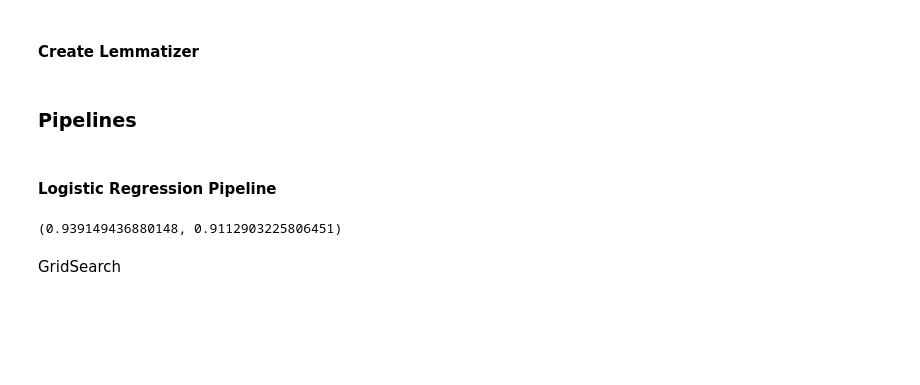
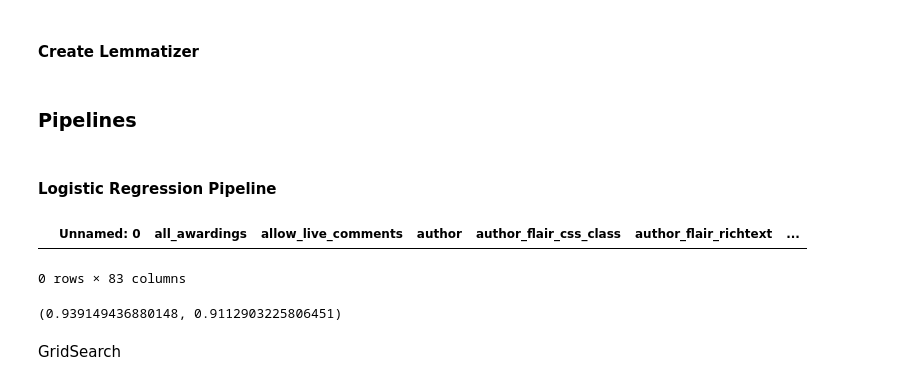
Before and after one commit to vmorenocosta/NLP-Classification-Reddit-API, a Jupyter notebook: code/02_Natural_Language_Processing.ipynb, the cells around one changed output. Saved outputs shown, nothing was run; the diff lists cells and outputs as text; code cells hidden in the pictures; blank space fills up the shorter version.

```diff
--- a/code/02_Natural_Language_Processing.ipynb
+++ b/code/02_Natural_Language_Processing.ipynb
@@ -37,3 +38,5 @@ from sklearn.naive_bayes import MultinomialNB
+# %%
+df = pd.read_csv('../datasets/combined_cleaned.csv',na_filter=False)
 # %% [markdown]
 #### Make train and test sets out of the train data
 # %%
@@ -67,6 +80,11 @@ def lemma_tokenizer(doc):  ## Used class notes
 ### Pipelines
 # %% [markdown]
 #### Logistic Regression Pipeline
+# %%
+df[df['selftext'].isna()]
+# %% [output]
+|  | Unnamed: 0 | all_awardings | allow_live_comments | author | author_flair_css_class | author_flair_richtext | ... |
+0 rows × 83 columns
 # %%
 # First pass
 pipe_lr = Pipeline([
```
Also changed, not shown: parts of 69 cells of this notebook, 4 other files.
